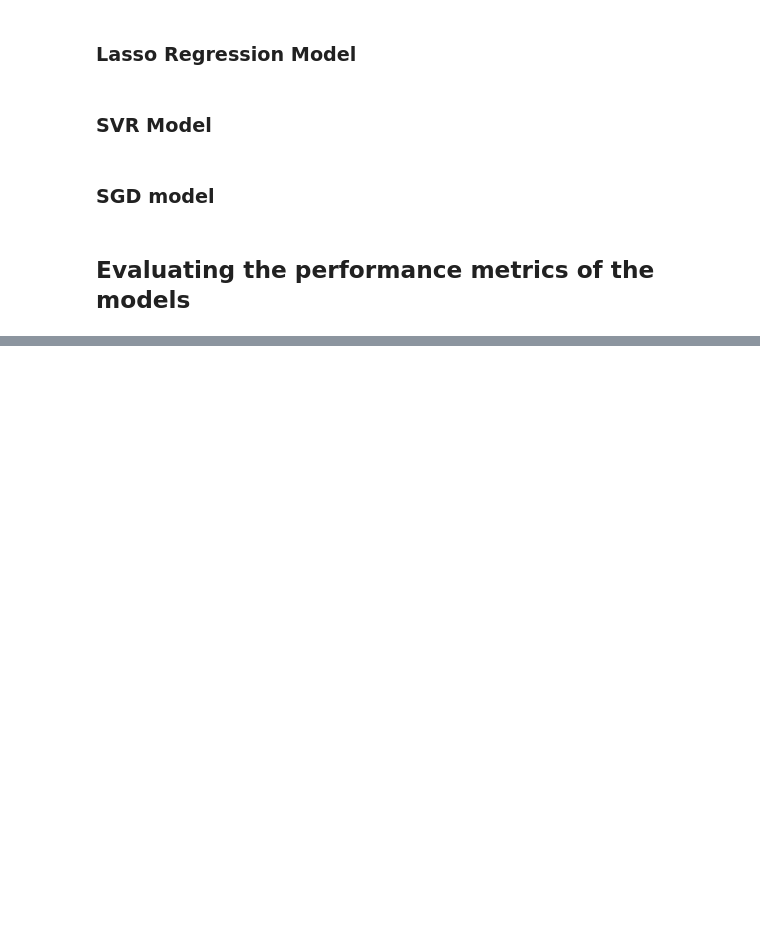
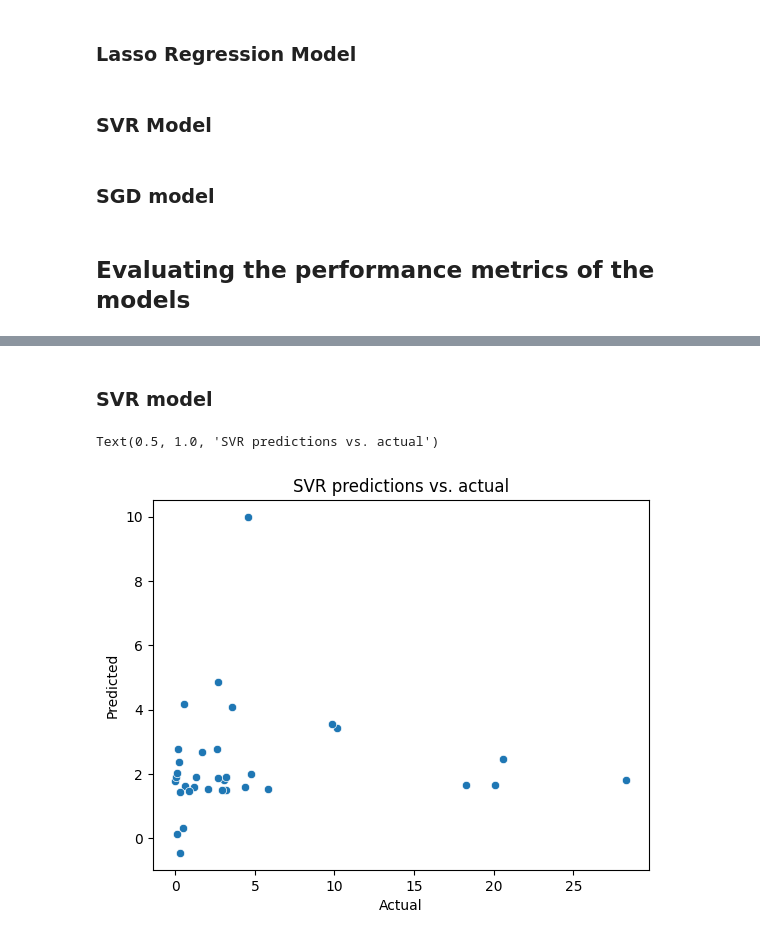
Before and after one commit to oakerekan/Bayes---Hamoye---Remittance-Pattern-and-Economic-development, a Jupyter notebook: 04. Remittance_Patterns_Modelling.ipynb, the cells around one changed output, grey strips where cells are left out. Drawn from its saved outputs; the diff is of its cells as text; code cells hidden in the pictures; blank space fills up the shorter version.

```diff
--- a/04. Remittance_Patterns_Modelling.ipynb
+++ b/04. Remittance_Patterns_Modelling.ipynb
@@ -416,0 +250,4 @@ Test set loss:, 0.014249
+# %%
+# use the best hyperparameters to train the model
+rf_best = RandomForestRegressor(**rf_grid_search.best_params_)
+rf_best.fit(X_train, y_train)
@@ -416,0 +257,17 @@ Test set loss:, 0.014249
+# %%
+# define the SVR model
+svr = SVR()
+
+# define the hyperparameters and their possible values
+param_grid = {'C': [0.1, 1, 10, 100],
+              'kernel': ['linear', 'rbf', 'poly', 'sigmoid'],
+              'gamma': ['scale', 'auto']}
+# %%
+# define the grid search cross-validation object
+svr_grid_search = GridSearchCV(svr, param_grid, cv=5, n_jobs=-1)
+
+# fit the grid search object to the data
+svr_grid_search.fit(X_train, y_train)
+
+# print the best hyperparameters
+print("Best hyperparameters: ", svr_grid_search.best_params_)
@@ -416,0 +324,12 @@ Test set loss:, 0.014249
+# %% [markdown]
+### SVR model
+# %%
+# Predictions of SVR model on the tests set
+svr_preds = svr_grid_search.predict(X_test)
+sns.scatterplot(x=y_test, y=svr_preds)
+plt.xlabel('Actual')
+plt.ylabel('Predicted')
+plt.title('SVR predictions vs. actual')
+# %% [output]
+Text(0.5, 1.0, 'SVR predictions vs. actual')
+[figure, added]
```
Also changed, not shown: parts of 39 cells of this notebook.
